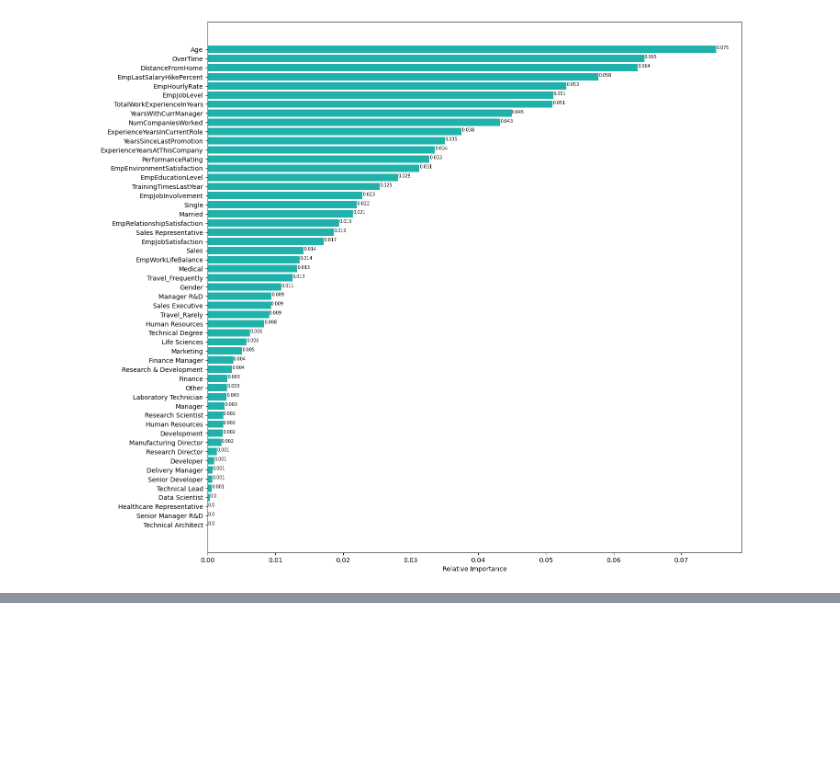
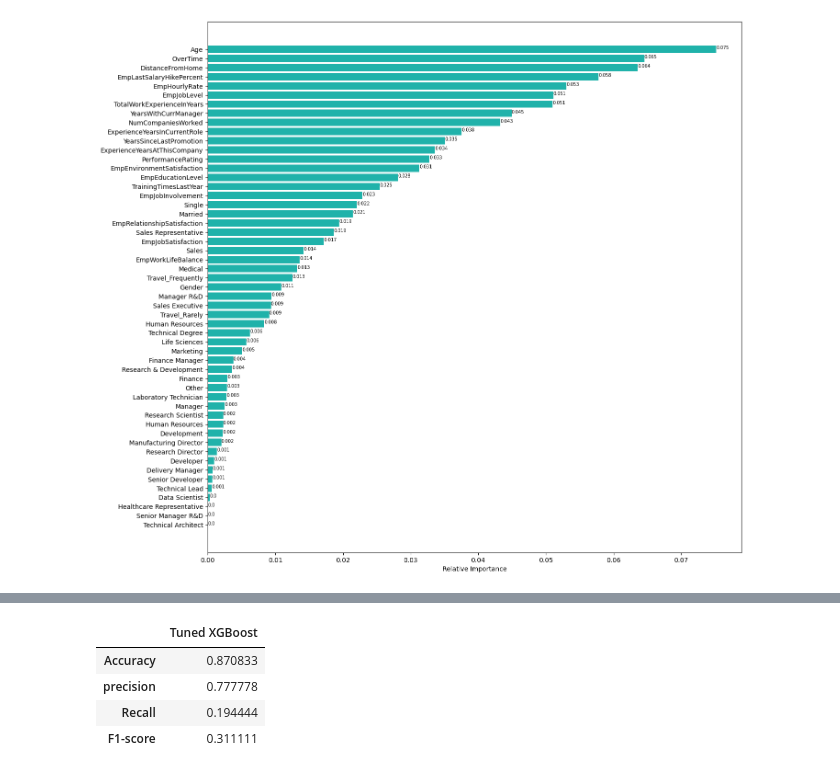
Before and after one commit to shanusaras/Employee_Performance_Analysis, a Jupyter notebook: Project.ipynb, the cells around one changed output, grey strips where cells are left out. Saved outputs shown, nothing was run; the diff lists cells and outputs as text; code cells hidden in the pictures; blank space fills up the shorter version.

```diff
--- a/Project.ipynb
+++ b/Project.ipynb
@@ -2094,0 +2095,4 @@ plt.show()
+# %%
+# Splitting the data
+X= data.drop('Attrition', axis= 1)
+y= data[['Attrition']]
@@ -2094,0 +2262,24 @@ plt.show()
+# %%
+# Performance metrics
+
+'''Defining a function to calculate all the required performance metrics
+for the given model'''
+def metrics_calculator(y_test4, y_pred, model_name):
+
+
+  result= pd.DataFrame(data= [accuracy_score(y_test4, y_pred),
+                              precision_score(y_test4, y_pred),
+                              recall_score(y_test4, y_pred),
+                              f1_score(y_test4, y_pred)],
+                       index=['Accuracy','precision','Recall', 'F1-score'],
+                       columns= [model_name])
+  return result
+# %%
+xg_boost_result= metrics_calculator(y_test4, y_pred, 'Tuned XGBoost')
+xg_boost_result
+# %% [output]
+|  | Tuned XGBoost |
+| Accuracy | 0.870833 |
+| precision | 0.777778 |
+| Recall | 0.194444 |
+| F1-score | 0.311111 |
```
Also changed, not shown: parts of 19 cells of this notebook.
